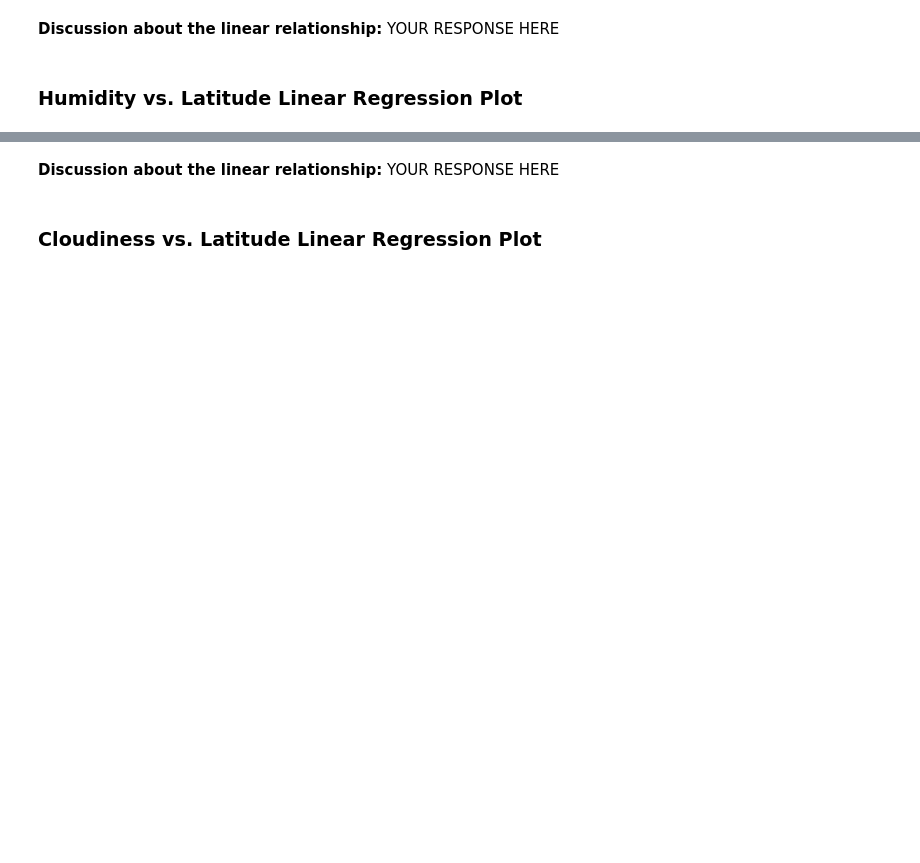
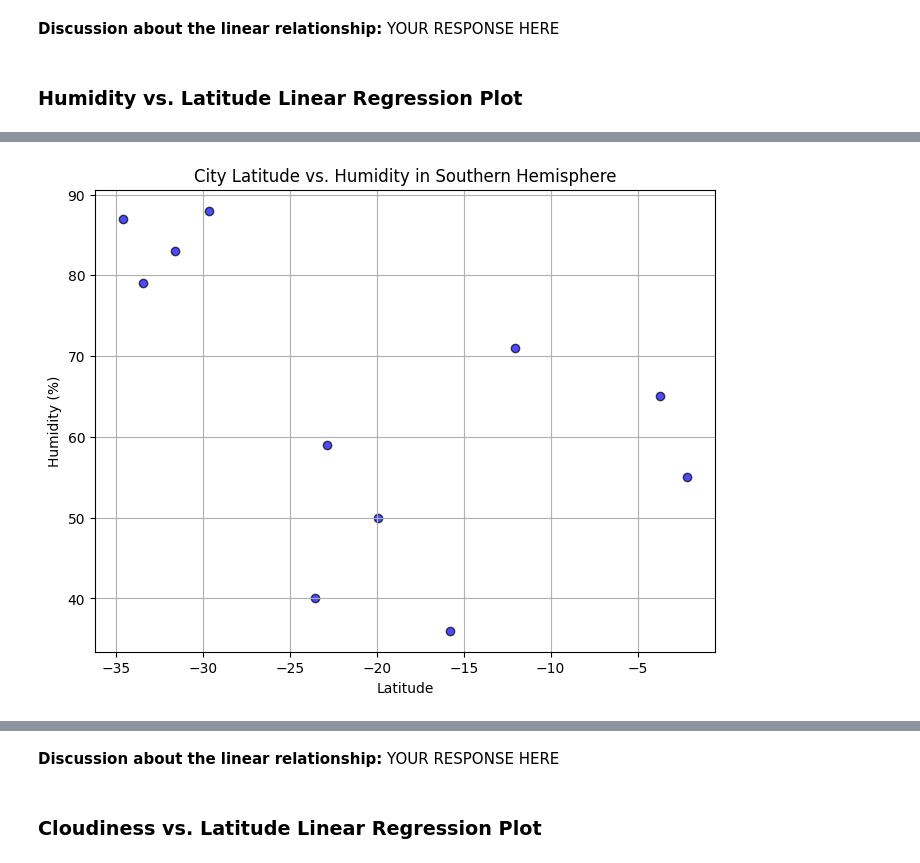
Before and after one commit to aparajita-code/python-api-challenge, a Jupyter notebook: WeatherPy/WeatherPy.ipynb, the cells around one changed output, grey strips where cells are left out. Cells and saved outputs as stored; diff of their text form; code cells hidden in the pictures; blank space fills up the shorter version.

```diff
--- a/WeatherPy/WeatherPy.ipynb
+++ b/WeatherPy/WeatherPy.ipynb
@@ -565,0 +706,20 @@ The r^2-value is: 0.00014367159540169783
+# %%
+# Southern Hemisphere (linear regression)- Latitude Vs Humidity
+
+# YOUR CODE HERE
+
+# Scatter plot: Latitude vs. Humidity
+plt.figure(figsize=(8, 6))
+plt.scatter(filtered_southern_hemisphere_cities['lat'], filtered_southern_hemisphere_cities['humidity'], color='b', edgecolor='k', alpha=0.7)
+plt.title("City Latitude vs. Humidity in Southern Hemisphere")
+plt.xlabel("Latitude")
+plt.ylabel("Humidity (%)")
+plt.grid(True)
+
+# Save the figure (you can customize the filename and format)
+plt.savefig("solution4.png")
+
+# Show the plot (optional)
+plt.show()
+# %% [output]
+[figure, added]
```
Also changed, not shown: parts of 14 cells of this notebook, 5 other files.
